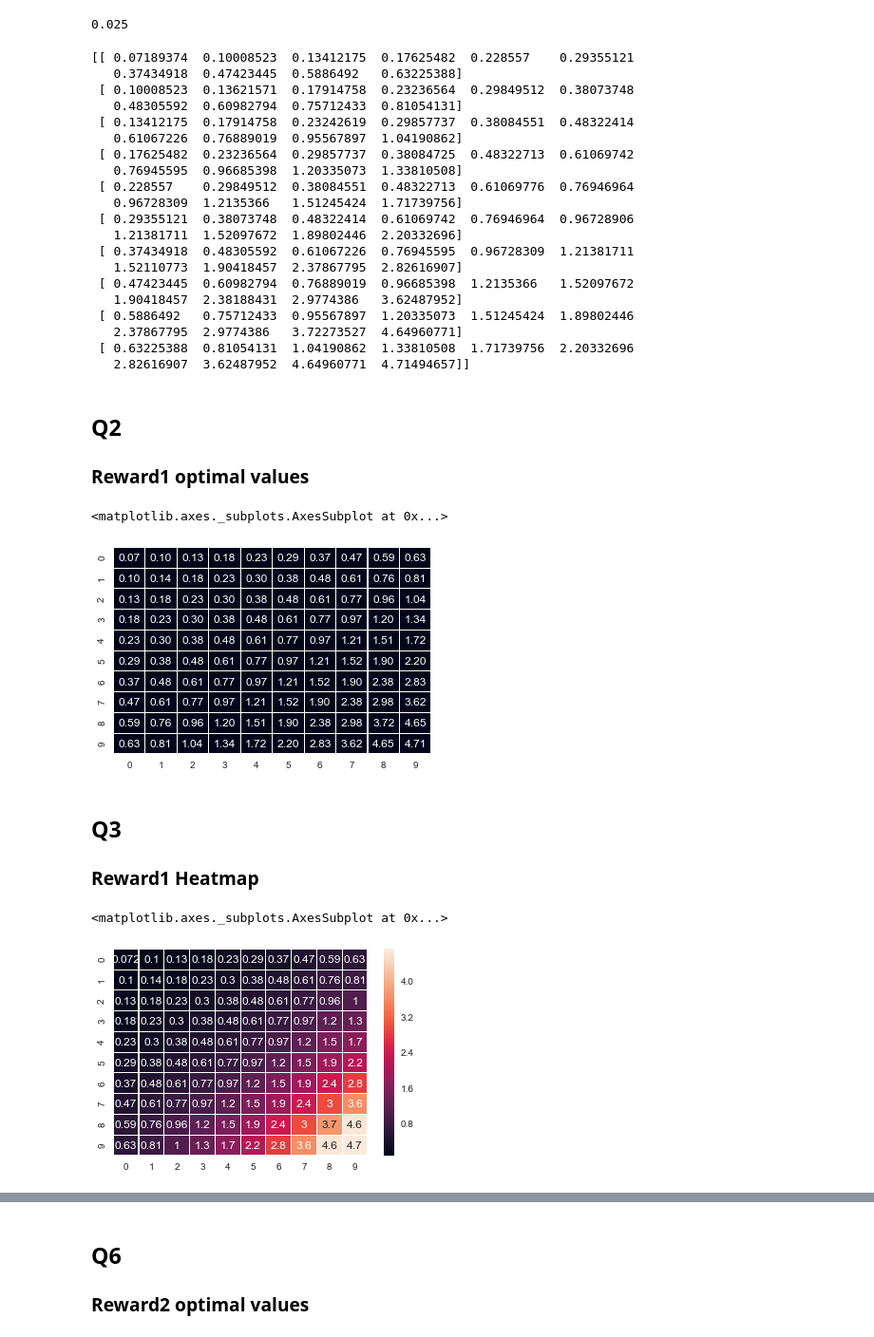
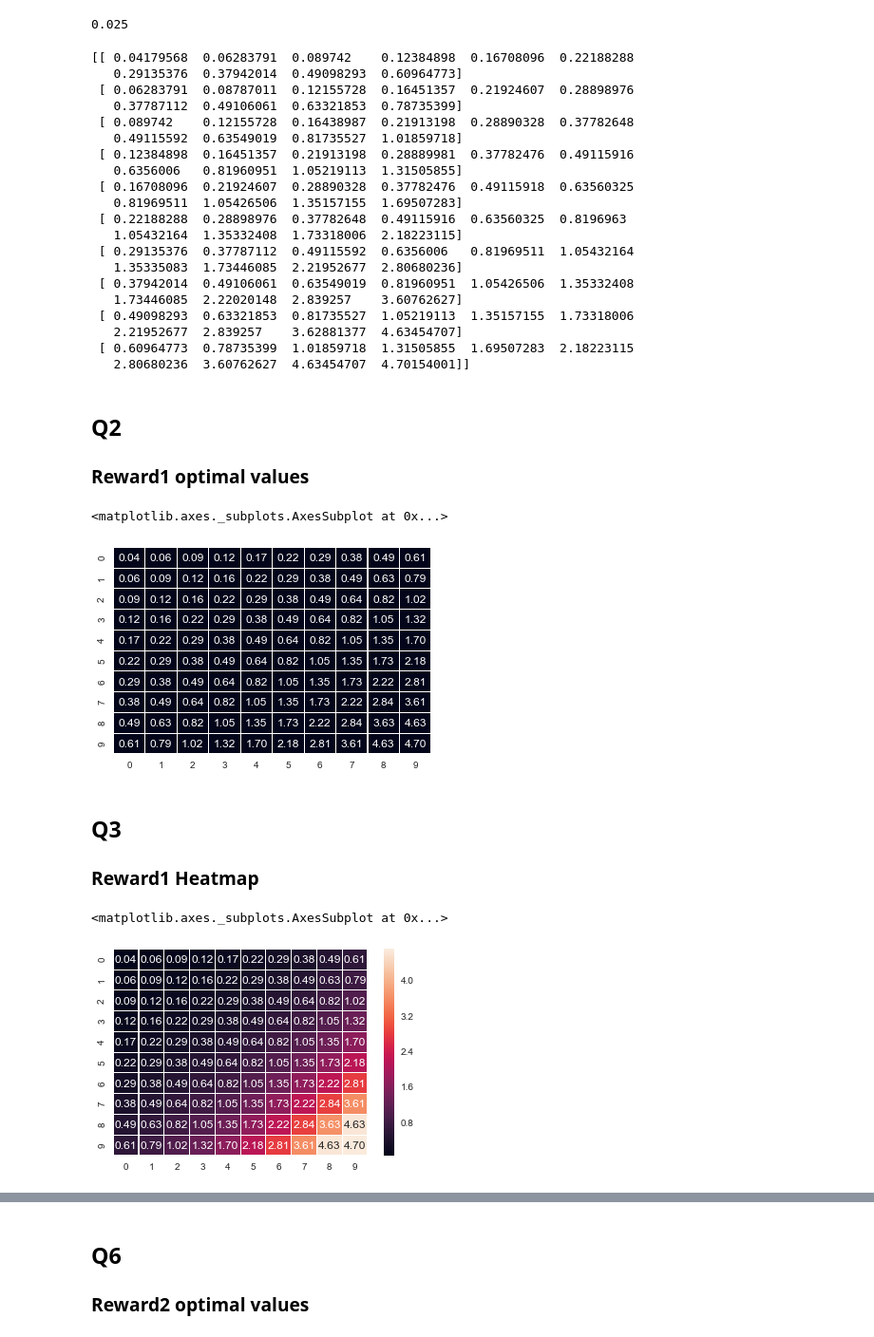
Before and after one commit to maithilibhide/ECE232, a Jupyter notebook: Project3/reinforcement_learning.ipynb, the cells around one changed output, grey strips where cells are left out. Shown at 95% size. Saved outputs shown, nothing was run; the diff lists cells and outputs as text; code cells hidden in the pictures.

```diff
--- a/Project3/reinforcement_learning.ipynb
+++ b/Project3/reinforcement_learning.ipynb
@@ -130,7 +130,7 @@ def get_transition_probability(current_state, next_st,  r, c, action, w = 0.1, m
         # non boundary states
         if next_state == next_st:
             return (1-w+w/4)
-        if neighbors(current_state, next_st):
+        if neighbors(current_state, next_st) and current_state!=next_st:
             return (w/4)
         else:
             # action not possible
@@ -215,26 +216,26 @@ def value_iteration(reward, state_space, action_set, w, discount, epsilon):
 value1, policy1 = value_iteration(reward1, state_space, actions, 0.1, 0.8, 0.01)
 print(value1)
 # %% [output]
-[[ 0.07189374  0.10008523  0.13412175  0.17625482  0.228557    0.29355121
-   0.37434918  0.47423445  0.5886492   0.63225388]
- [ 0.10008523  0.13621571  0.17914758  0.23236564  0.29849512  0.38073748
-   0.48305592  0.60982794  0.75712433  0.81054131]
- [ 0.13412175  0.17914758  0.23242619  0.29857737  0.38084551  0.48322414
-   0.61067226  0.76889019  0.95567897  1.04190862]
- [ 0.17625482  0.23236564  0.29857737  0.38084725  0.48322713  0.61069742
-   0.76945595  0.96685398  1.20335073  1.33810508]
- [ 0.228557    0.29849512  0.38084551  0.48322713  0.61069776  0.76946964
-   0.96728309  1.2135366   1.51245424  1.71739756]
- [ 0.29355121  0.38073748  0.48322414  0.61069742  0.76946964  0.96728906
-   1.21381711  1.52097672  1.89802446  2.20332696]
- [ 0.37434918  0.48305592  0.61067226  0.76945595  0.96728309  1.21381711
-   1.52110773  1.90418457  2.37867795  2.82616907]
- [ 0.47423445  0.60982794  0.76889019  0.96685398  1.2135366   1.52097672
-   1.90418457  2.38188431  2.9774386   3.62487952]
- [ 0.5886492   0.75712433  0.95567897  1.20335073  1.51245424  1.89802446
-   2.37867795  2.9774386   3.72273527  4.64960771]
- [ 0.63225388  0.81054131  1.04190862  1.33810508  1.71739756  2.20332696
-   2.82616907  3.62487952  4.64960771  4.71494657]]
+[[ 0.04179568  0.06283791  0.089742    0.12384898  0.16708096  0.22188288
+   0.29135376  0.37942014  0.49098293  0.60964773]
+ [ 0.06283791  0.08787011  0.12155728  0.16451357  0.21924607  0.28898976
+   0.37787112  0.49106061  0.63321853  0.78735399]
+ [ 0.089742    0.12155728  0.16438987  0.21913198  0.28890328  0.37782648
+   0.49115592  0.63549019  0.81735527  1.01859718]
+ [ 0.12384898  0.16451357  0.21913198  0.28889981  0.37782476  0.49115916
+   0.6356006   0.81960951  1.05219113  1.31505855]
+ [ 0.16708096  0.21924607  0.28890328  0.37782476  0.49115918  0.63560325
+   0.81969511  1.05426506  1.35157155  1.69507283]
+ [ 0.22188288  0.28898976  0.37782648  0.49115916  0.63560325  0.8196963
+   1.05432164  1.35332408  1.73318006  2.18223115]
+ [ 0.29135376  0.37787112  0.49115592  0.6356006   0.81969511  1.05432164
+   1.35335083  1.73446085  2.21952677  2.80680236]
+ [ 0.37942014  0.49106061  0.63549019  0.81960951  1.05426506  1.35332408
+   1.73446085  2.22020148  2.839257    3.60762627]
+ [ 0.49098293  0.63321853  0.81735527  1.05219113  1.35157155  1.73318006
+   2.21952677  2.839257    3.62881377  4.63454707]
+ [ 0.60964773  0.78735399  1.01859718  1.31505855  1.69507283  2.18223115
+   2.80680236  3.60762627  4.63454707  4.70154001]]
 # %% [markdown]
 <h2>Q2</h2>
 <h3>Reward1 optimal values</h3>
@@ -242,15 +243,15 @@ print(value1)
 sns.heatmap(state_space, annot=value1, fmt='.2f', linewidths=.1, vmax=0, cbar=False)
 # %% [output]
 <matplotlib.axes._subplots.AxesSubplot at 0x...>
-[figure, old version]
+[figure, new version]
 # %% [markdown]
 <h2>Q3</h2>
 <h3>Reward1 Heatmap</h3>
 # %%
-sns.heatmap(value1, annot=True, linewidths=.1)
+sns.heatmap(value1, annot=True, fmt='.2f', linewidths=.1)
 # %% [output]
 <matplotlib.axes._subplots.AxesSubplot at 0x...>
-[figure, old version]
+[figure, new version]
 # %%
 print(policy1)
 # %% [output]
```
Also changed, not shown: parts of 9 cells of this notebook.
